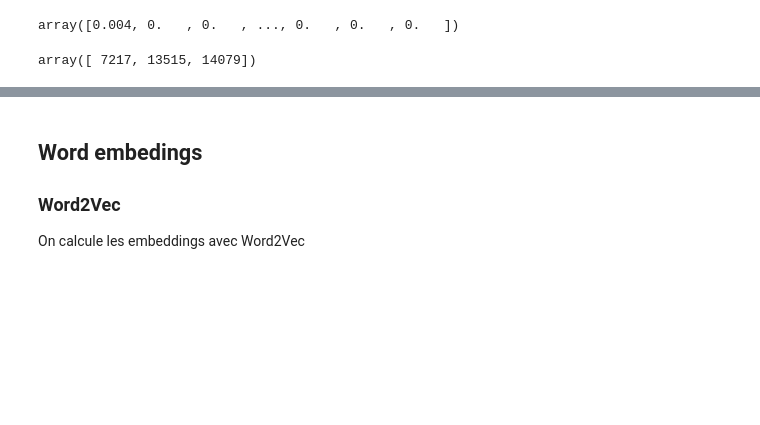
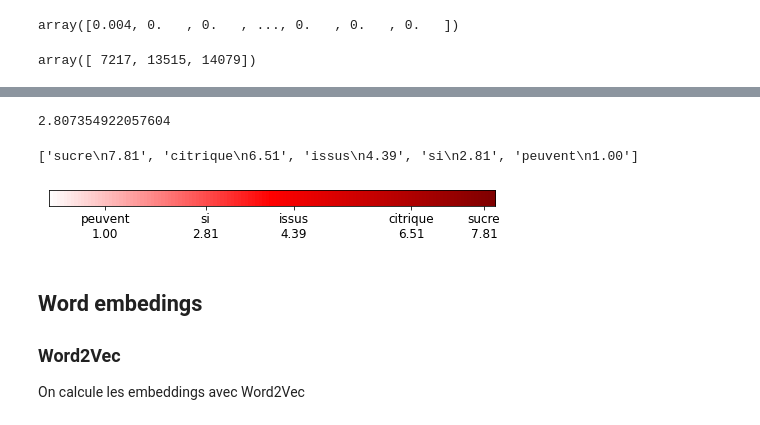
Before and after one commit to UltraDiuve/PIM-Recognizer, a Jupyter notebook: report/notebooks/Text_analysis.ipynb, the cells around one changed output, grey strips where cells are left out. Drawn from its saved outputs; the diff is of its cells as text; code cells hidden in the pictures; blank space fills up the shorter version.

```diff
--- a/report/notebooks/Text_analysis.ipynb
+++ b/report/notebooks/Text_analysis.ipynb
@@ -396,0 +348,6 @@ ax.hist(np.log10(corpus_doc_freq_ingred + 1))
+# %%
+for word_idx in doc_freq_ingred.argsort()[::-1][:20]:
+    print(inverse_ingred_voc[word_idx], '&', f'{doc_freq_ingred[word_idx]*100:.2f}\\%', '\\\\')
+
+for word_idx in doc_freq_ingred.argsort()[:20]:
+    print(inverse_ingred_voc[word_idx], '&', f'{doc_freq_ingred[word_idx]*100:.2f}\\%', '\\\\')
@@ -397,3 +372,30 @@ ax.hist(np.log10(corpus_doc_freq_ingred + 1))
+# %%
+math.log(7, 2)
+# %% [output]
+2.807354922057604
+# %%
+scores = np.log2(doc_freq_ingred * 500 + 1)
+sample = doc_freq_ingred.argsort()[::-1][[0, 10, 100, 250, 1005]]
+sample_scores = scores[sample]
+labels = [inverse_ingred_voc[word_idx] + f'\n{scores[word_idx]:.2f}' for word_idx in sample]
+labels
+# %% [output]
+['sucre\n7.81', 'citrique\n6.51', 'issus\n4.39', 'si\n2.81', 'peuvent\n1.00']
+# %%
+gradient = np.linspace(0, 8, 256)
+gradient = np.vstack((gradient, gradient, gradient ))
+
+
+fig, ax = plt.subplots(figsize=(8, 3))
+
+ax.imshow(gradient, aspect=3, cmap='seismic', vmin=-8, vmax=8)
+ax.set_xticks(255 / 8 * sample_scores)
+ax.set_xticklabels(labels, fontsize = 12)
+#ax.set_xlim(0, 50)
+ax.set_yticks([])
+fig.savefig(Path('..') / 'img' / 'scores_bar.png', bbox_inches='tight')
+# %% [output]
+[figure, added]
 # %% [markdown]
 ## Word embedings
 
```
Also changed, not shown: parts of 40 cells of this notebook, 1 other file.
